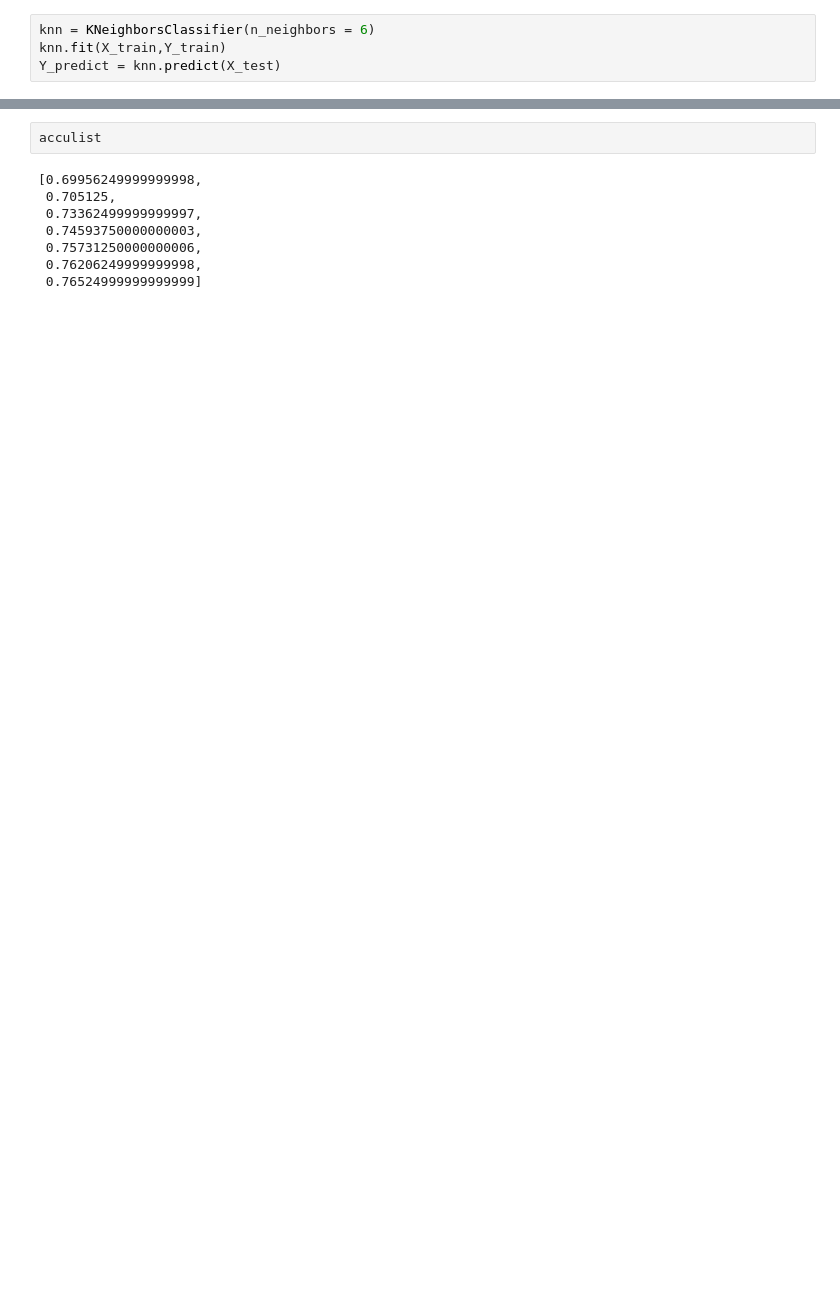
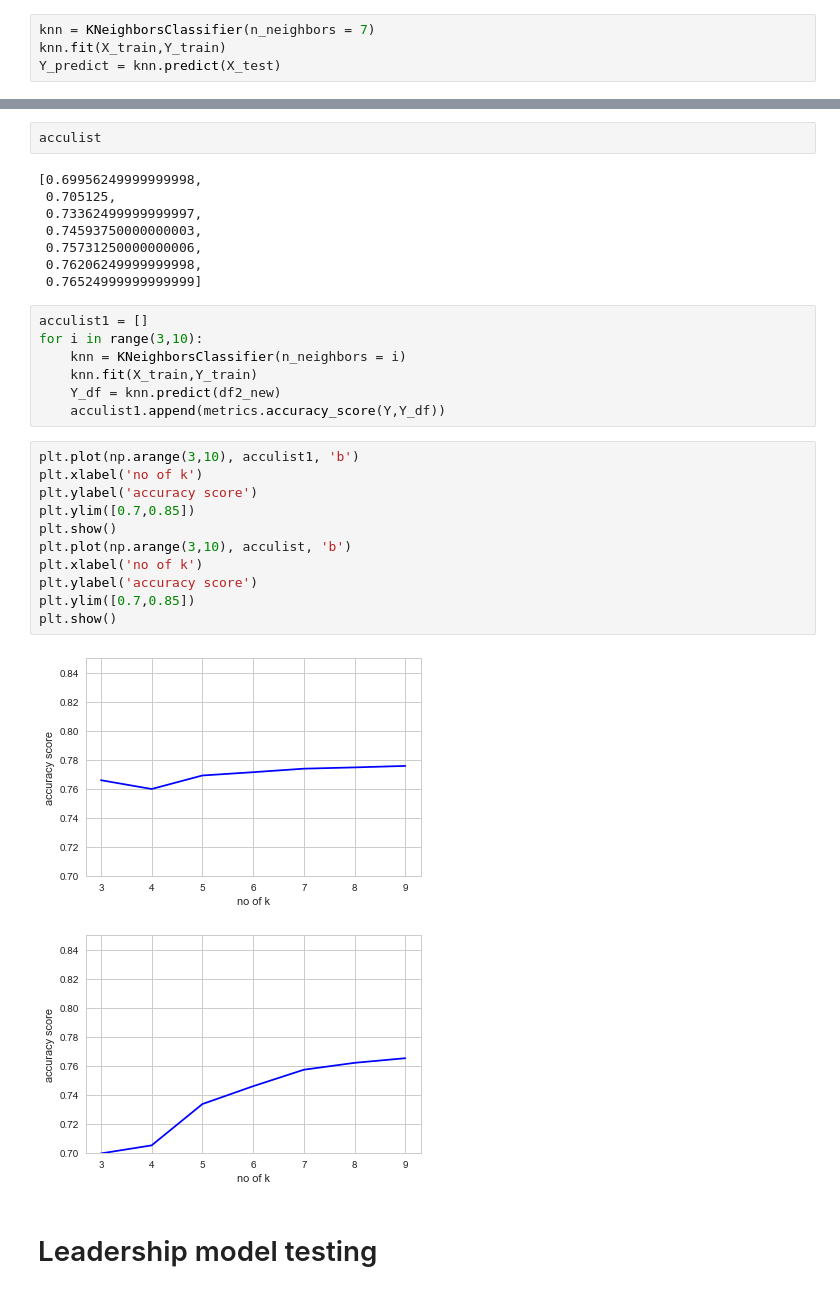
Before and after one commit to sandeepsharma-kgp/amex, a Jupyter notebook: amex.ipynb, the cells around one changed output, grey strips where cells are left out. Cells and saved outputs as stored; diff of their text form; blank space fills up the shorter version.

```diff
--- a/amex.ipynb
+++ b/amex.ipynb
@@ -190,6 +218,6 @@ from sklearn import metrics
 # %%
 X_train,X_test,Y_train,Y_test= train_test_split(df2_new,Y,test_size = 0.4,random_state = 3)
 # %%
-knn = KNeighborsClassifier(n_neighbors = 6)
+knn = KNeighborsClassifier(n_neighbors = 7)
 knn.fit(X_train,Y_train)
 Y_predict = knn.predict(X_test)
@@ -274,3 +292,26 @@ acculist
  0.75731250000000006,
  0.76206249999999998,
  0.76524999999999999]
+# %%
+acculist1 = []
+for i in range(3,10):
+    knn = KNeighborsClassifier(n_neighbors = i)
+    knn.fit(X_train,Y_train)
+    Y_df = knn.predict(df2_new)
+    acculist1.append(metrics.accuracy_score(Y,Y_df))
+# %%
+plt.plot(np.arange(3,10), acculist1, 'b')
+plt.xlabel('no of k')
+plt.ylabel('accuracy score')
+plt.ylim([0.7,0.85])
+plt.show()
+plt.plot(np.arange(3,10), acculist, 'b')
+plt.xlabel('no of k')
+plt.ylabel('accuracy score')
+plt.ylim([0.7,0.85])
+plt.show()
+# %% [output]
+[figure, added]
+[figure, added]
+# %% [markdown]
+# Leadership model testing
```
Also changed, not shown: parts of 47 cells of this notebook, 2 other files.
